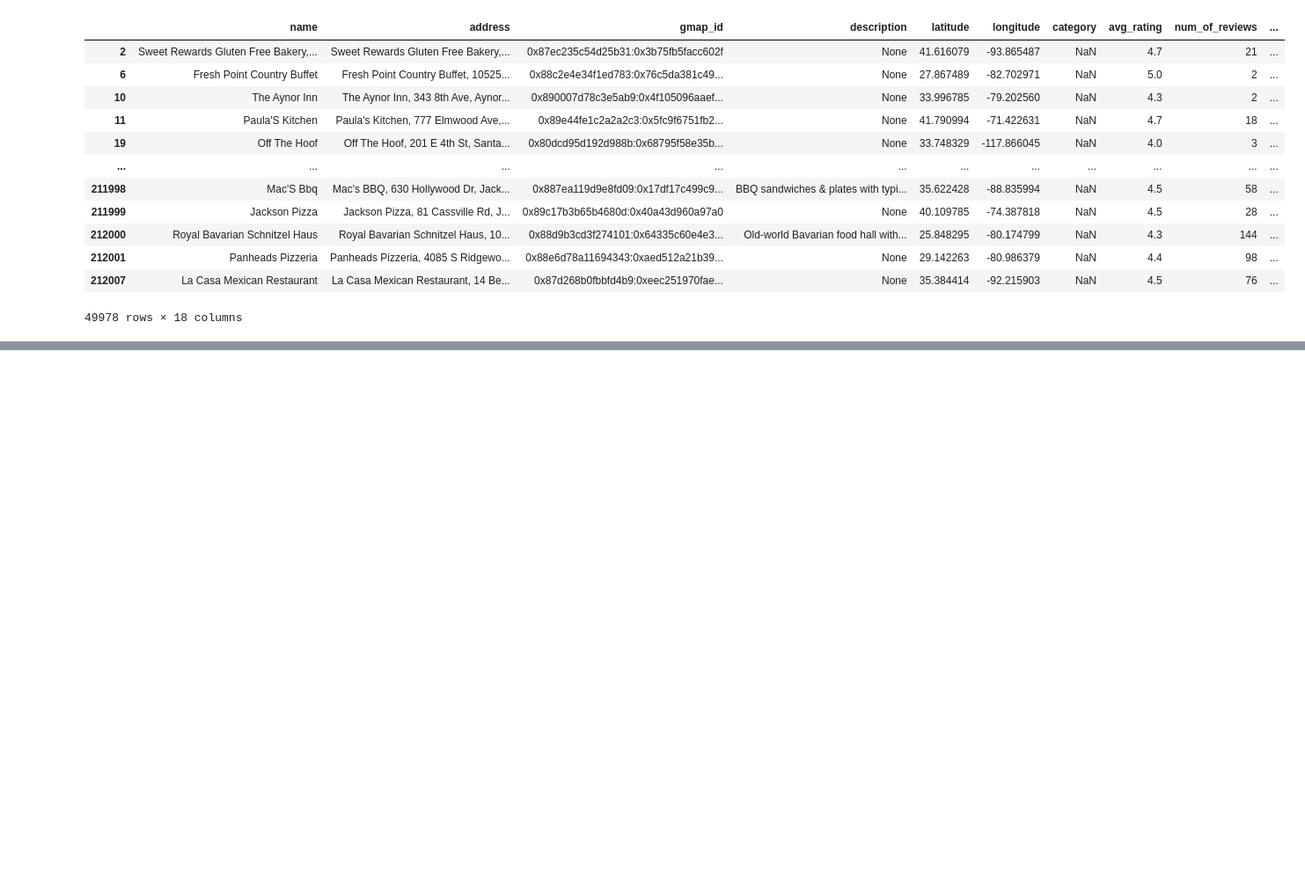
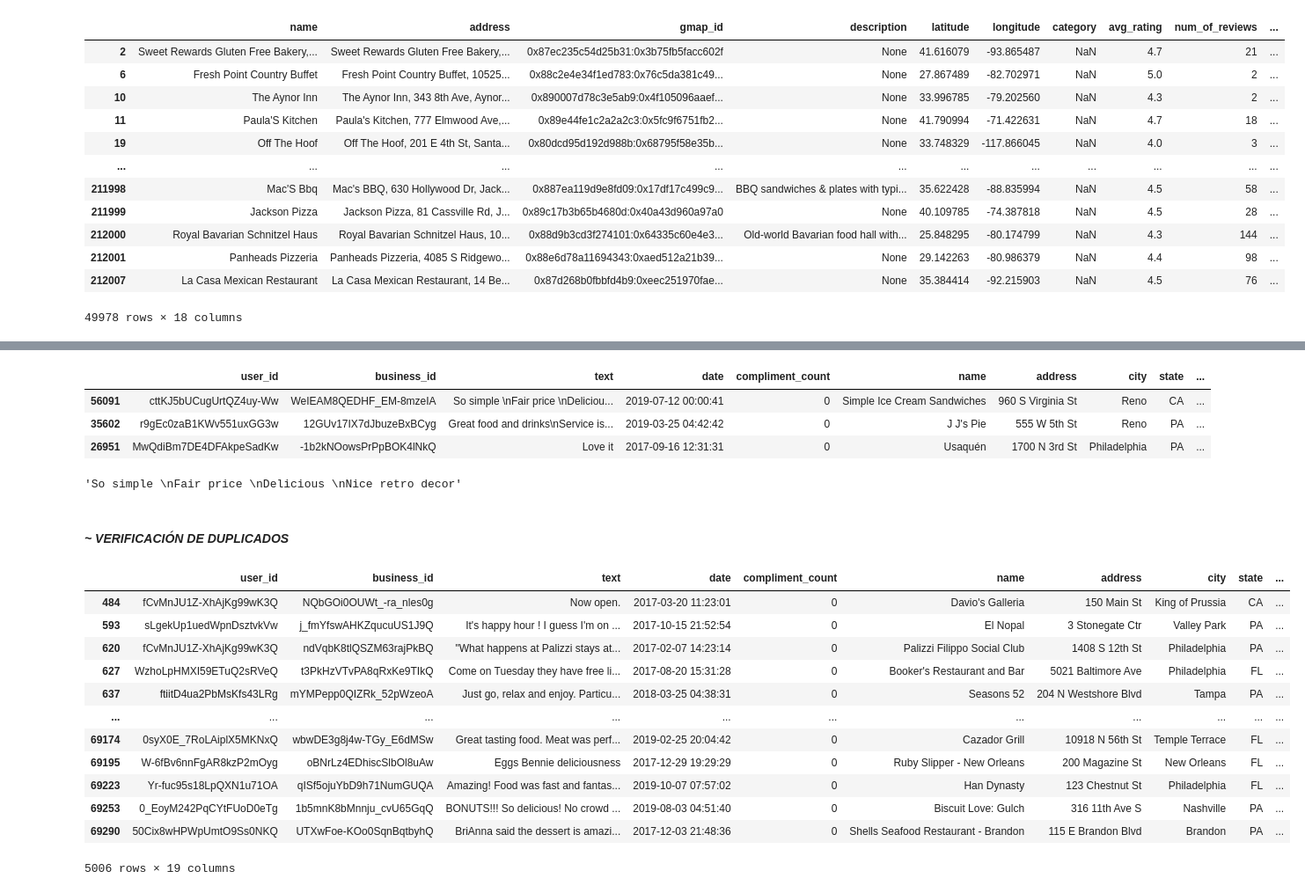
Before and after one commit to Aspirina180mg/PF_DATAPT07, a Jupyter notebook: ETL.ipynb, the cells around one changed output, grey strips where cells are left out. Shown: that part at 88% size. Drawn from its saved outputs; the diff is of its cells as text; code cells hidden in the pictures; blank space fills up the shorter version.

Commit message:
normaliz yelp 3

```diff
--- a/ETL.ipynb
+++ b/ETL.ipynb
@@ -564,0 +680,2 @@ Las columnas **state** porque no tiene sentido y **price** deberían eliminarse
+# %%
+df_businesstip = pd.read_parquet(r"Generated\Yelp\business_tip.parquet")
@@ -564,0 +702,33 @@ Las columnas **state** porque no tiene sentido y **price** deberían eliminarse
+# %%
+df_businesstip.sample(3)
+# %% [output]
+|  | user_id | business_id | text | date | compliment_count | name | address | city | state | ... |
+| 56091 | cttKJ5bUCugUrtQZ4uy-Ww | WeIEAM8QEDHF_EM-8mzeIA | So simple \nFair price \nDeliciou... | 2019-07-12 00:00:41 | 0 | Simple Ice Cream Sandwiches | 960 S Virginia St | Reno | CA | ... |
+| 35602 | r9gEc0zaB1KWv551uxGG3w | 12GUv17IX7dJbuzeBxBCyg | Great food and drinks\nService is... | 2019-03-25 04:42:42 | 0 | J J's Pie | 555 W 5th St | Reno | PA | ... |
+| 26951 | MwQdiBm7DE4DFAkpeSadKw | -1b2kNOowsPrPpBOK4lNkQ | Love it | 2017-09-16 12:31:31 | 0 | Usaquén | 1700 N 3rd St | Philadelphia | PA | ... |
+# %%
+df_businesstip.text[56091]
+# %% [output]
+'So simple \nFair price \nDelicious \nNice retro decor'
+# %%
+df_businesstip.text = df_businesstip.text.str.lower()
+df_businesstip.categories = df_businesstip.categories.str.lower()
+# %% [markdown]
+#### ***~ VERIFICACIÓN DE DUPLICADOS***
+# %%
+df_businesstip['duplex'] = df_businesstip.duplicated(subset=['user_id','business_id'])
+df_businesstip[df_businesstip.duplex]
+# %% [output]
+|  | user_id | business_id | text | date | compliment_count | name | address | city | state | ... |
+| 484 | fCvMnJU1Z-XhAjKg99wK3Q | NQbGOi0OUWt_-ra_nles0g | Now open. | 2017-03-20 11:23:01 | 0 | Davio's Galleria | 150 Main St | King of Prussia | CA | ... |
+| 593 | sLgekUp1uedWpnDsztvkVw | j_fmYfswAHKZqucuUS1J9Q | It's happy hour ! I guess I'm on ... | 2017-10-15 21:52:54 | 0 | El Nopal | 3 Stonegate Ctr | Valley Park | PA | ... |
+| 620 | fCvMnJU1Z-XhAjKg99wK3Q | ndVqbK8tlQSZM63rajPkBQ | "What happens at Palizzi stays at... | 2017-02-07 14:23:14 | 0 | Palizzi Filippo Social Club | 1408 S 12th St | Philadelphia | PA | ... |
+| 627 | WzhoLpHMXI59ETuQ2sRVeQ | t3PkHzVTvPA8qRxKe9TIkQ | Come on Tuesday they have free li... | 2017-08-20 15:31:28 | 0 | Booker's Restaurant and Bar | 5021 Baltimore Ave | Philadelphia | FL | ... |
+| 637 | ftiitD4ua2PbMsKfs43LRg | mYMPepp0QIZRk_52pWzeoA | Just go, relax and enjoy. Particu... | 2018-03-25 04:38:31 | 0 | Seasons 52 | 204 N Westshore Blvd | Tampa | PA | ... |
+| ... | ... | ... | ... | ... | ... | ... | ... | ... | ... | ... |
+| 69174 | 0syX0E_7RoLAiplX5MKNxQ | wbwDE3g8j4w-TGy_E6dMSw | Great tasting food. Meat was perf... | 2019-02-25 20:04:42 | 0 | Cazador Grill | 10918 N 56th St | Temple Terrace | FL | ... |
+| 69195 | W-6fBv6nnFgAR8kzP2mOyg | oBNrLz4EDhiscSlbOl8uAw | Eggs Bennie deliciousness | 2017-12-29 19:29:29 | 0 | Ruby Slipper - New Orleans | 200 Magazine St | New Orleans | FL | ... |
+| 69223 | Yr-fuc95s18LpQXN1u71OA | qISf5ojuYbD9h71NumGUQA | Amazing! Food was fast and fantas... | 2019-10-07 07:57:02 | 0 | Han Dynasty | 123 Chestnut St | Philadelphia | FL | ... |
+| 69253 | 0_EoyM242PqCYtFUoD0eTg | 1b5mnK8bMnnju_cvU65GqQ | BONUTS!!! So delicious! No crowd ... | 2019-08-03 04:51:40 | 0 | Biscuit Love: Gulch | 316 11th Ave S | Nashville | PA | ... |
+| 69290 | 50Cix8wHPWpUmtO9Ss0NKQ | UTXwFoe-KOo0SqnBqtbyhQ | BriAnna said the dessert is amazi... | 2017-12-03 21:48:36 | 0 | Shells Seafood Restaurant - Brandon | 115 E Brandon Blvd | Brandon | PA | ... |
+5006 rows × 19 columns
```
Also changed, not shown: parts of 28 cells of this notebook, 1 other file.
